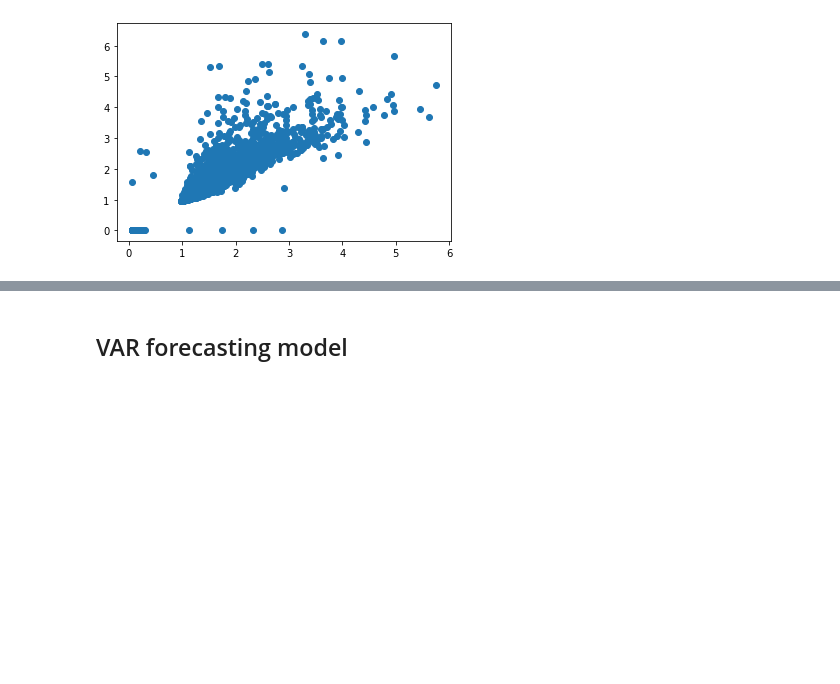
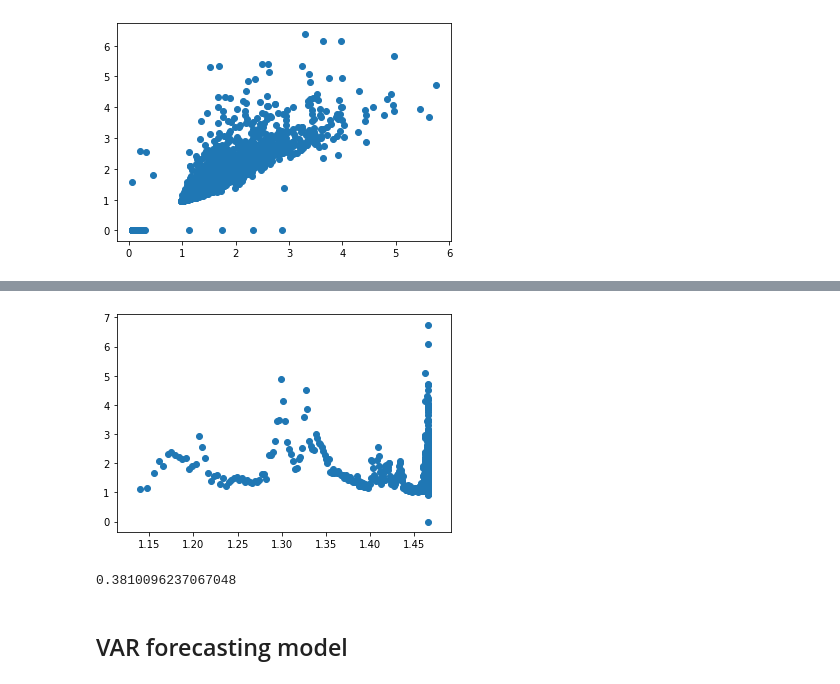
Before and after one commit to paparon96/WaterAnalyticsKaggle, a Jupyter notebook: WaterForecastModels.ipynb, the cells around one changed output, grey strips where cells are left out. Cells and saved outputs as stored; diff of their text form; code cells hidden in the pictures; blank space fills up the shorter version.

```diff
--- a/WaterForecastModels.ipynb
+++ b/WaterForecastModels.ipynb
@@ -471,3 +511,17 @@ plt.show()
+# %%
+# Compare prediction and actual
+arma_y_pred_test = arma_model_fitted.forecast(steps=len(df_test))[0]
+
+y_test = df_test['Hydrometry_Nave_di_Rosano']
+
+plt.scatter(arma_y_pred_test,np.array(y_test))
+plt.show()
+# %% [output]
+[figure, added]
+# %%
+mean_squared_error(arma_y_pred_test,y_test)
+# %% [output]
+0.3810096237067048
 # %% [markdown]
 ## VAR forecasting model
 # %%
```
Also changed, not shown: parts of 20 cells of this notebook.
